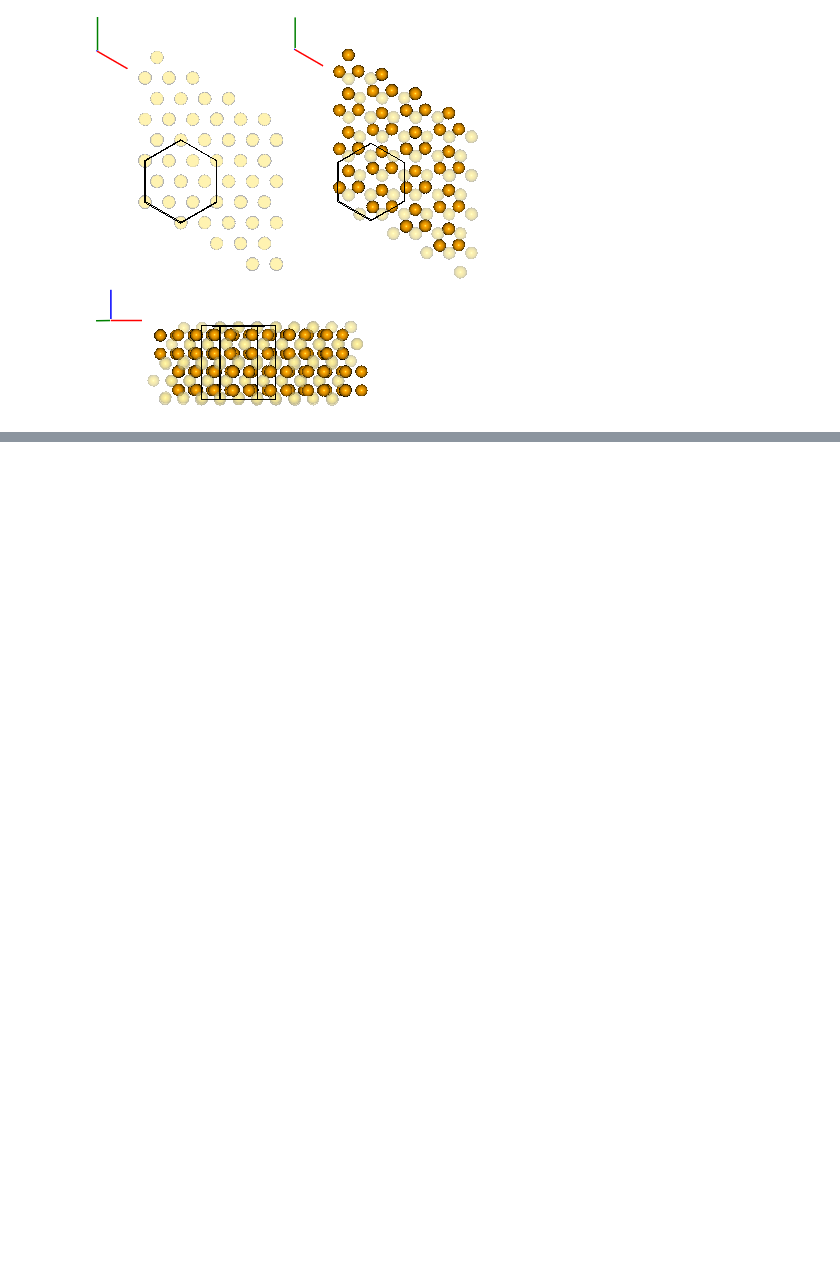
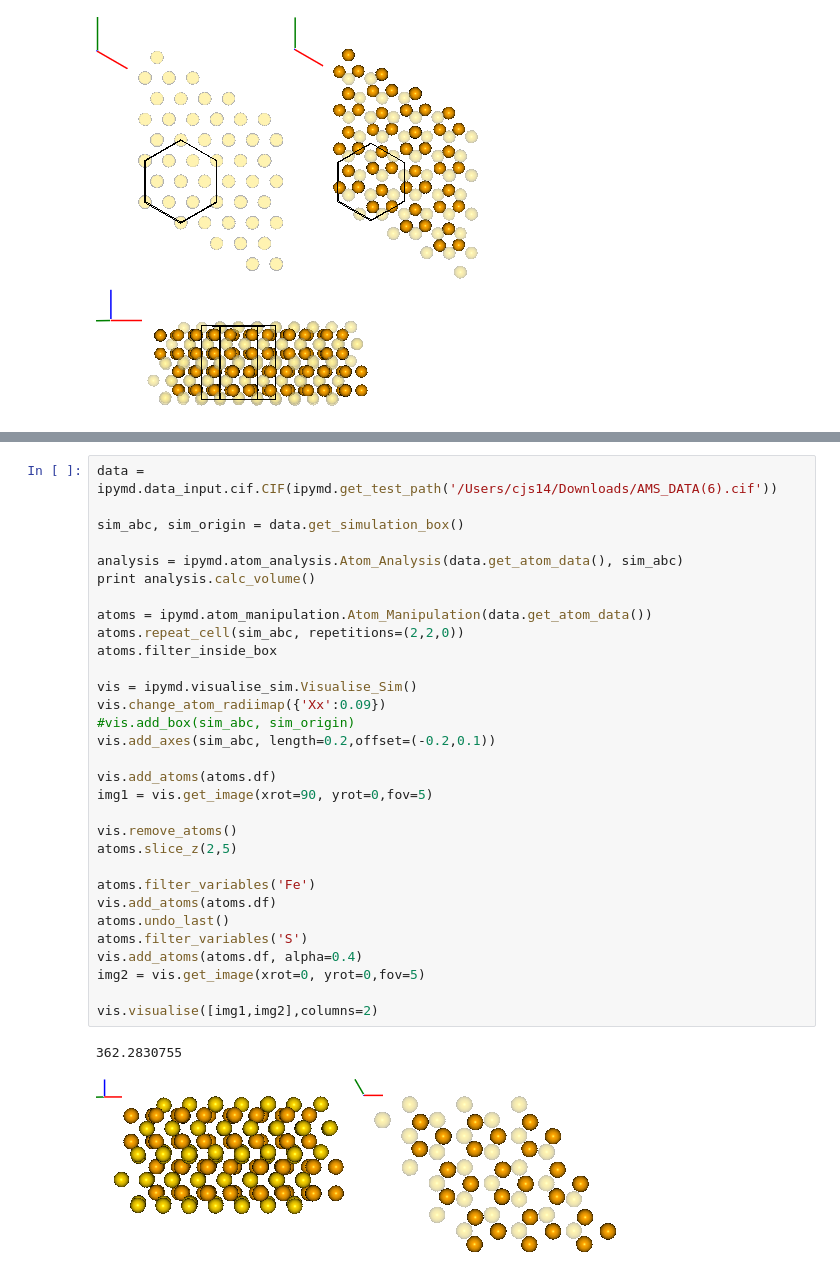
Before and after one commit to chrisjsewell/ipymd, a Jupyter notebook: example_analysis.ipynb, the cells around one changed output, grey strips where cells are left out. Drawn from its saved outputs; the diff is of its cells as text; blank space fills up the shorter version.

```diff
--- a/example_analysis.ipynb
+++ b/example_analysis.ipynb
@@ -199,0 +214,34 @@ vis3.visualise([img2, img1, img3],columns=2)
+# %%
+data = ipymd.data_input.cif.CIF(ipymd.get_test_path('/Users/cjs14/Downloads/AMS_DATA(6).cif'))
+
+sim_abc, sim_origin = data.get_simulation_box()
+
+analysis = ipymd.atom_analysis.Atom_Analysis(data.get_atom_data(), sim_abc)
+print analysis.calc_volume()
+
+atoms = ipymd.atom_manipulation.Atom_Manipulation(data.get_atom_data())
+atoms.repeat_cell(sim_abc, repetitions=(2,2,0))
+atoms.filter_inside_box
+
+vis = ipymd.visualise_sim.Visualise_Sim()
+vis.change_atom_radiimap({'Xx':0.09})
+#vis.add_box(sim_abc, sim_origin)
+vis.add_axes(sim_abc, length=0.2,offset=(-0.2,0.1))
+
+vis.add_atoms(atoms.df)
+img1 = vis.get_image(xrot=90, yrot=0,fov=5)
+
+vis.remove_atoms()
+atoms.slice_z(2,5)
+
+atoms.filter_variables('Fe')
+vis.add_atoms(atoms.df)
+atoms.undo_last()
+atoms.filter_variables('S')
+vis.add_atoms(atoms.df, alpha=0.4)
+img2 = vis.get_image(xrot=0, yrot=0,fov=5)
+
+vis.visualise([img1,img2],columns=2)
+# %% [output]
+362.2830755
+[figure, added]
```
Also changed, not shown: parts of 6 cells of this notebook, 5 other files.
